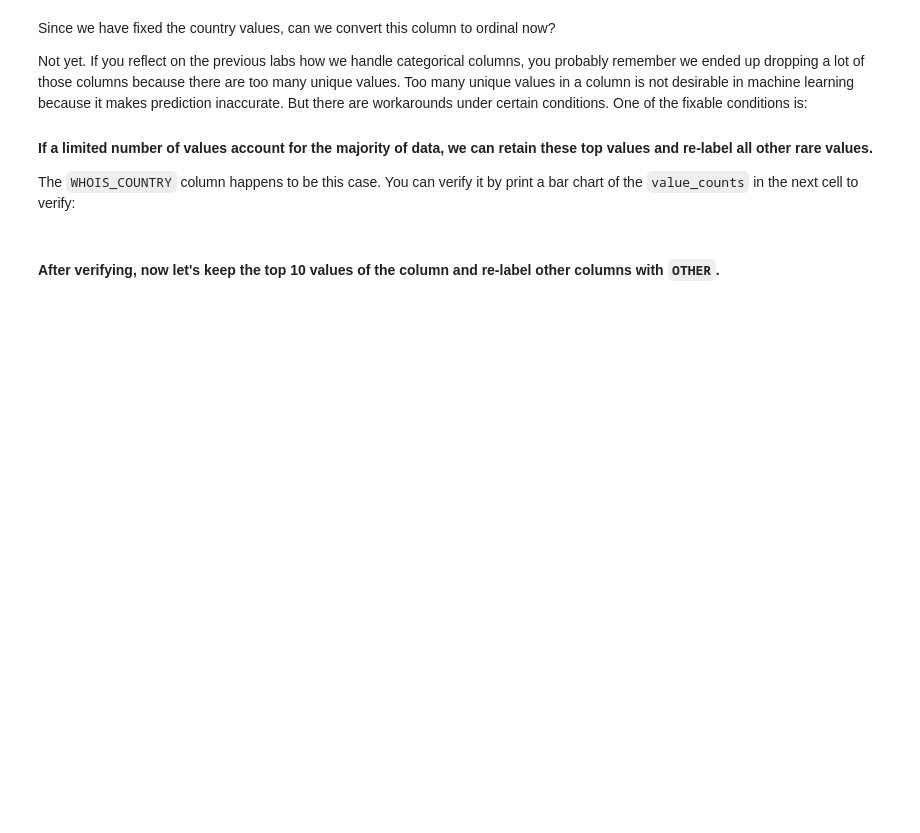
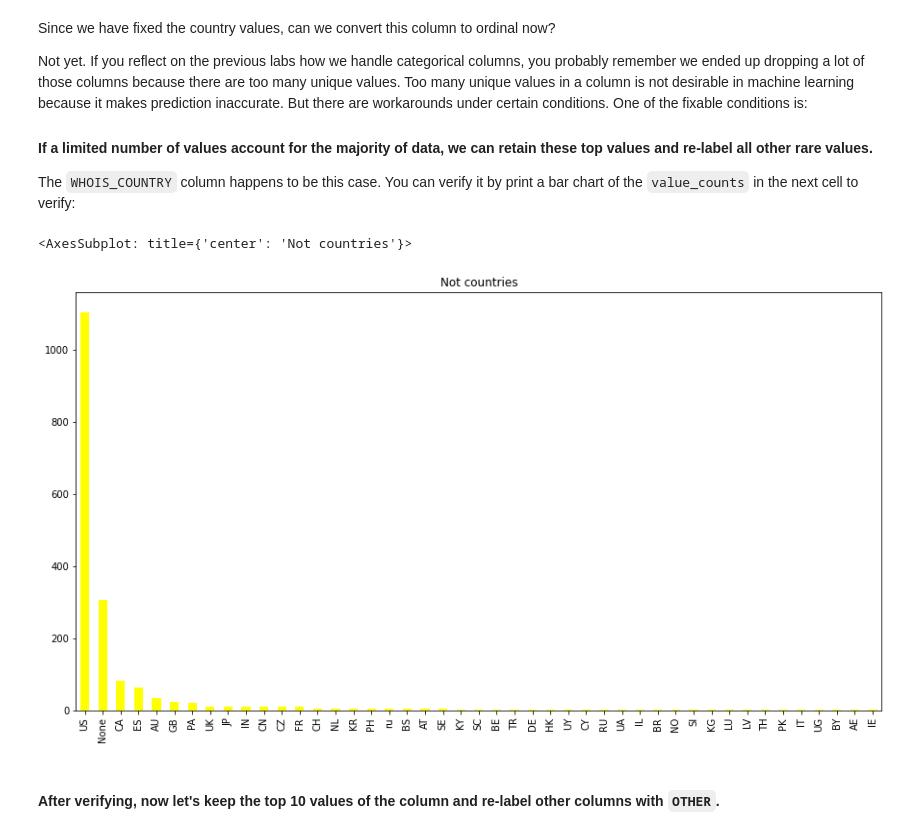
Before and after one commit to Ironhack-data-bcn-january-2023/lab-supervised-learning, a Jupyter notebook: your-code/main.ipynb, the cells around one changed output. Saved outputs shown, nothing was run; the diff lists cells and outputs as text; code cells hidden in the pictures; blank space fills up the shorter version.

```diff
--- a/your-code/main.ipynb
+++ b/your-code/main.ipynb
@@ -70,0 +219,2 @@ In the cells below, remove as few columns as you can to eliminate the high colli
+# %%
+websites.drop(["TCP_CONVERSATION_EXCHANGE","REMOTE_APP_PACKETS"], axis=1, inplace=True)
@@ -70,0 +235,2 @@ In the cells below, remove as few columns as you can to eliminate the high colli
+# %%
+websites.drop(["REMOTE_APP_BYTES"], axis=1, inplace=True)
@@ -115,0 +306,3 @@ How to handle string columns is always case by case. Let's start by working on `
+# %%
+websites.WHOIS_COUNTRY.replace({"Cyprus":"CY", "us": "US", "se": "SE", "United Kingdom":"UK", "[u'GB'; u'UK']": "GB"}, inplace=True)
+websites.WHOIS_COUNTRY.value_counts()
@@ -126,2 +337,9 @@ The `WHOIS_COUNTRY` column happens to be this case. You can verify it by print a
+# %%
+countries=websites["WHOIS_COUNTRY"].value_counts()
+# %%
+countries.plot(x="countries", kind="bar", figsize=(15,8), color="yellow", title="Not countries")
+# %% [output]
+<AxesSubplot: title={'center': 'Not countries'}>
+[figure, added]
 # %% [markdown]
 #### After verifying, now let's keep the top 10 values of the column and re-label other columns with `OTHER`.
```
Also changed, not shown: parts of 88 cells of this notebook.
